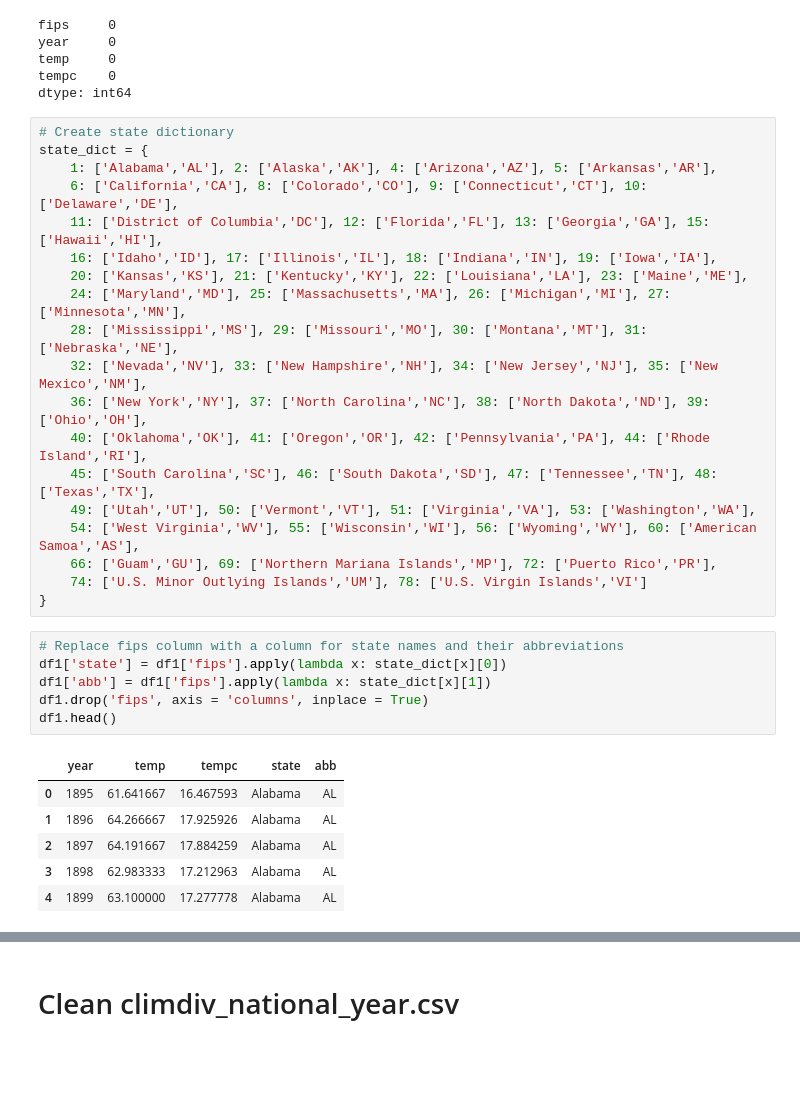
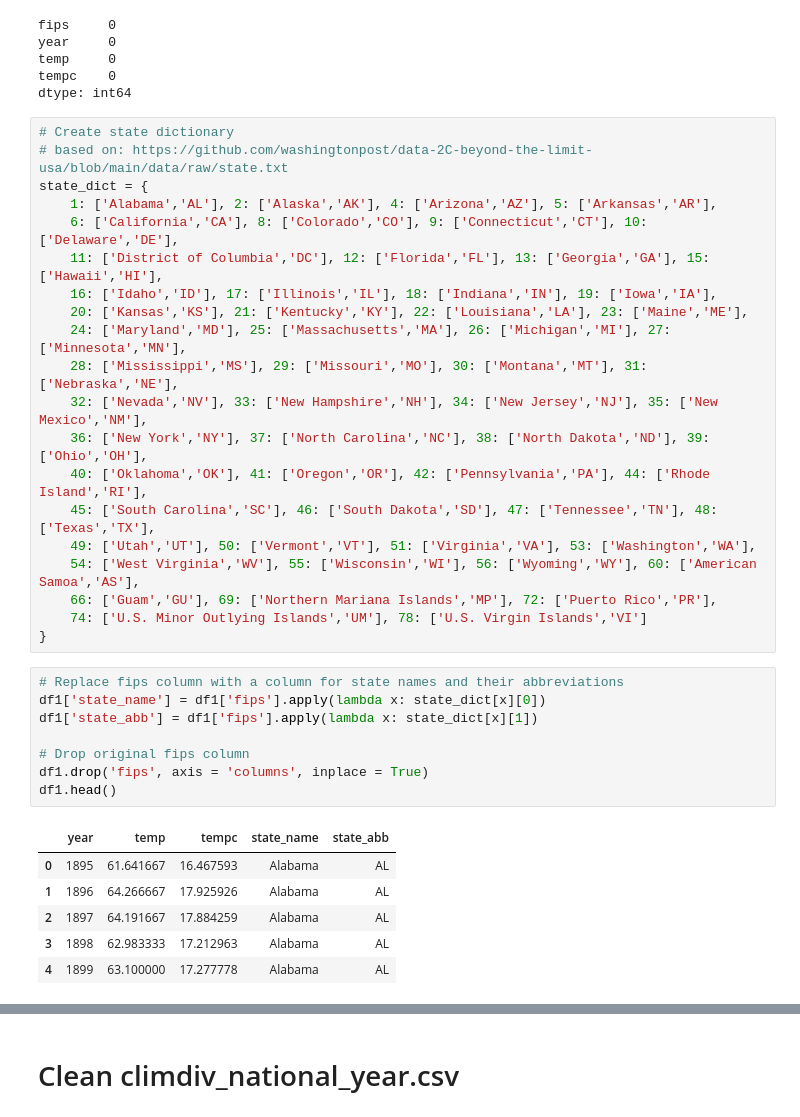
Before and after one commit to irenedepacina/final_project, a Jupyter notebook: ETL.ipynb, the cells around one changed output, grey strips where cells are left out. Saved outputs shown, nothing was run; the diff lists cells and outputs as text; blank space fills up the shorter version.

```diff
--- a/ETL.ipynb
+++ b/ETL.ipynb
@@ -36,6 +36,7 @@ tempc    0
 dtype: int64
 # %%
 # Create state dictionary
+# based on: https://github.com/washingtonpost/data-2C-beyond-the-limit-usa/blob/main/data/raw/state.txt
 state_dict = {
     1: ['Alabama','AL'], 2: ['Alaska','AK'], 4: ['Arizona','AZ'], 5: ['Arkansas','AR'],
     6: ['California','CA'], 8: ['Colorado','CO'], 9: ['Connecticut','CT'], 10: ['Delaware','DE'],
@@ -55,12 +56,14 @@ state_dict = {
 }
 # %%
 # Replace fips column with a column for state names and their abbreviations
-df1['state'] = df1['fips'].apply(lambda x: state_dict[x][0])
-df1['abb'] = df1['fips'].apply(lambda x: state_dict[x][1])
+df1['state_name'] = df1['fips'].apply(lambda x: state_dict[x][0])
+df1['state_abb'] = df1['fips'].apply(lambda x: state_dict[x][1])
+
+# Drop original fips column
 df1.drop('fips', axis = 'columns', inplace = True)
 df1.head()
 # %% [output]
-|  | year | temp | tempc | state | abb |
+|  | year | temp | tempc | state_name | state_abb |
 | 0 | 1895 | 61.641667 | 16.467593 | Alabama | AL |
 | 1 | 1896 | 64.266667 | 17.925926 | Alabama | AL |
 | 2 | 1897 | 64.191667 | 17.884259 | Alabama | AL |
```
Also changed, not shown: parts of 10 cells of this notebook, 2 other files.
